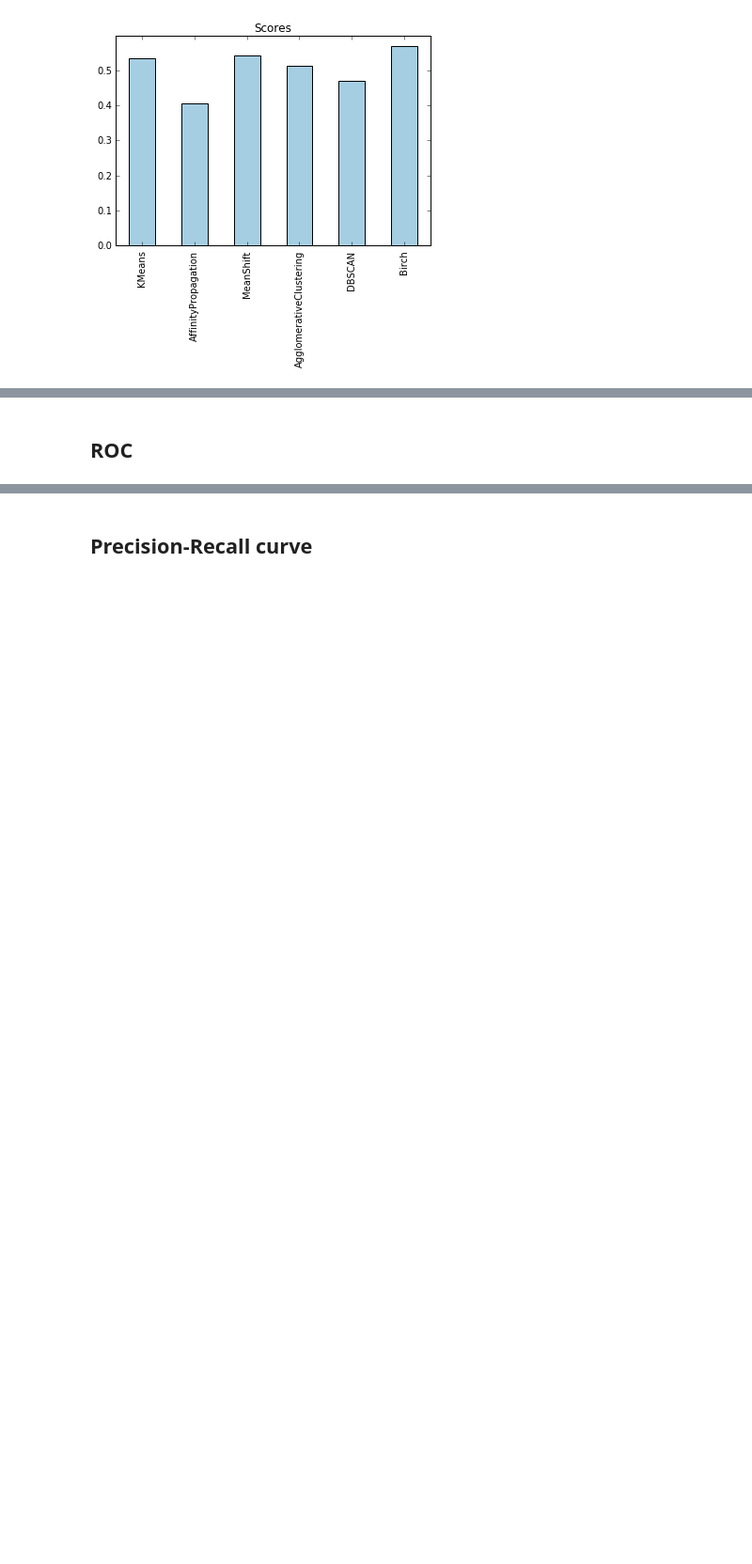
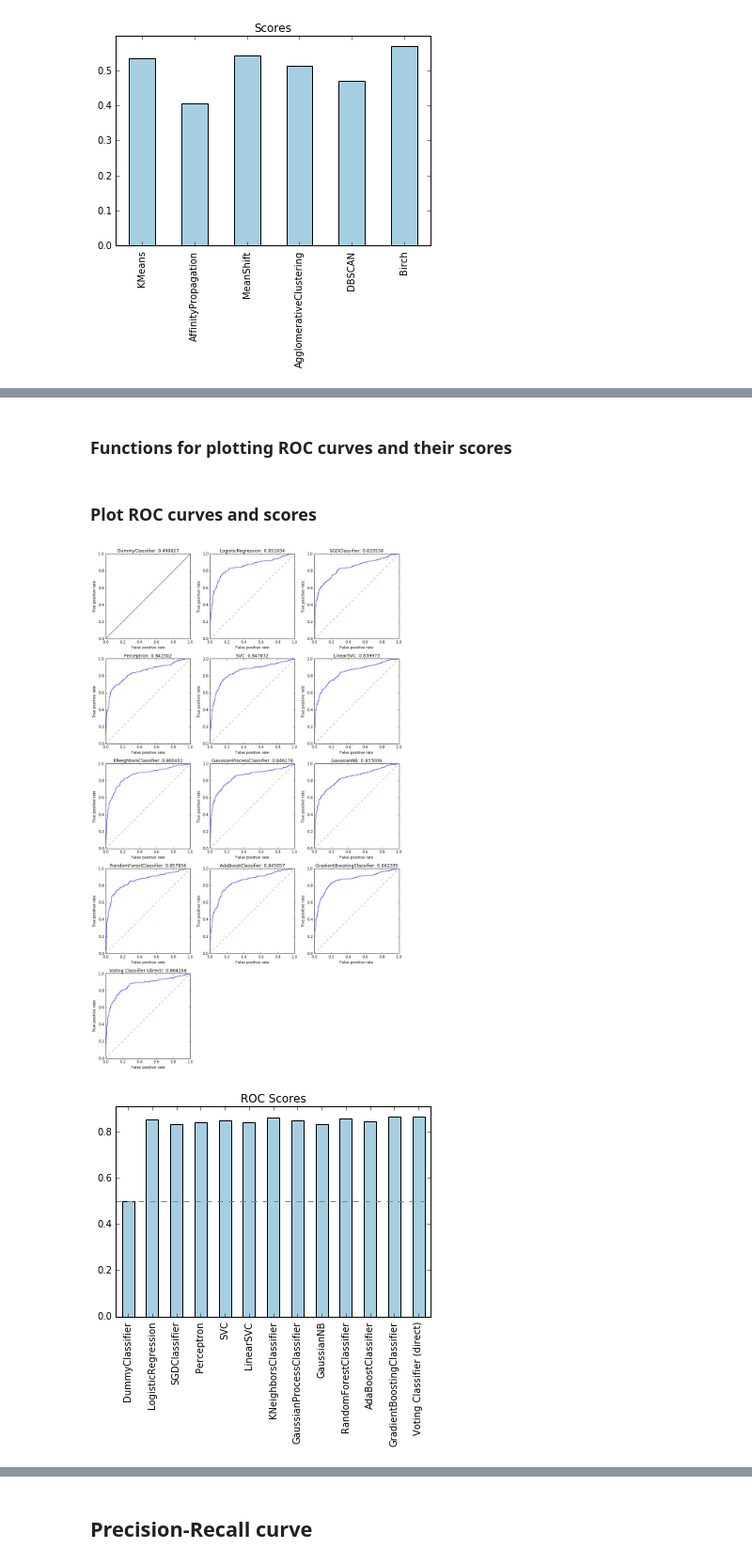
Before and after one commit to dangall/FullDataAnalysisPipeline, a Jupyter notebook: Predictions.ipynb, the cells around one changed output, grey strips where cells are left out. Shown at 94% size. Drawn from its saved outputs; the diff is of its cells as text; code cells hidden in the pictures; blank space fills up the shorter version.

Commit message:
Restructure the way final cross-validated predictions are made, to accomodate the possibility of predicting probabilities. Finish ROC curve plotting and scoring.

```diff
--- a/Predictions.ipynb
+++ b/Predictions.ipynb
@@ -1580,8 +1665,8 @@ def makeScoreAndStdDataframe(allXypairs, bestmodels, predictiontype, logtransfor
         scoringmetric = sklearn.metrics.r2_score
     if predictiontype=="classification":
         scoringmetric = sklearn.metrics.accuracy_score
-    multiplecrossvalpreds = [makeCrossValPredictions(allXypairs, bestmodels, logtransformY,
-                                                     predictiontype=predictiontype, minval=minval, maxval=maxval)
+    multiplecrossvalpreds = [finalCrossValPredictions(allXypairs, bestmodels, logtransformY, predictiontype=predictiontype,
+                                                      minval=minval, maxval=maxval, probability=False, includevoting=True)
                              for i in range(num_iterations)]
     correctvalues = allXypairs[-1][1].ravel()
     allscores = np.transpose([[scoringmetric(correctvalues, pred[0].ravel()) for pred in allpredictions]
@@ -1642,2 +1747,48 @@ plot = plotScores(mean_and_std_dataframe)
+# %% [markdown]
+### Functions for plotting ROC curves and their scores
+# %%
+#================================================================================================
+# FROM HERE ON IT'S AUTOMATIC
+
+def plotROCcurves(allprobapredictions, ycolumn):
+    allROCscores = []
+    allnames = [probapred[1] for probapred in allprobapredictions]
+    numberofrows = int(np.ceil(len(allprobapredictions) / 3.))
+    fig, axes = plt.subplots(nrows=numberofrows, ncols=3, figsize=(12,4*numberofrows), tight_layout=True)
+    for (currentax,probapred) in zip(axes.ravel(), allprobapredictions):
+        predictedprobas = probapred[0].ravel()
+        roc = roc_curve(ycolumn, predictedprobas)
+        rocscore = roc_auc_score(ycolumn, predictedprobas)
+        currentax.plot(roc[0], roc[1])
+        currentax.plot([0,1],[0,1], linestyle="dashed", c="#4ca64c")
+        currentax.set_title(probapred[1] + ": %f" % rocscore)
+        currentax.set_xlabel("False positive rate")
+        currentax.set_ylabel("True positive rate")
+        allROCscores.append(rocscore)
+    remainingaxes = axes.ravel()[len(allprobapredictions):]
+    for currentax in remainingaxes:
+        currentax.axis("off")
+    return allROCscores, allnames
+
+def plotROCscores(allROCscores, allnames):
+    rocscoredataframe = pd.DataFrame(allROCscores, index=allnames, columns=["ROCScore"])
+    plot = rocscoredataframe.plot.bar(color=lightBrewerColors(1), legend=False)
+    ymax = rocscoredataframe.max().values*1.05
+    plot.set_ylim([0,ymax])
+    plot.set_title("ROC Scores")
+    plot.axhline(y=0.5, linestyle="dashed", c="#4ca64c")
+    return plot
 # %% [markdown]
-## ROC
+### Plot ROC curves and scores
+# %%
+#================================================================================================
+# FROM HERE ON IT'S AUTOMATIC
+
+ycolumn = allXypairs[-1][1]
+
+if clusteringtype=="supervised" and predictiontype=="classification" and len(np.unique(ycolumn.ravel()))==2:
+    allROCscores, allnames = plotROCcurves(allprobapredictions, ycolumn)
+    plotROCscores(allROCscores, allnames)
+# %% [output]
+[figure, added]
+[figure, added]
```
Also changed, not shown: parts of 21 cells of this notebook.
